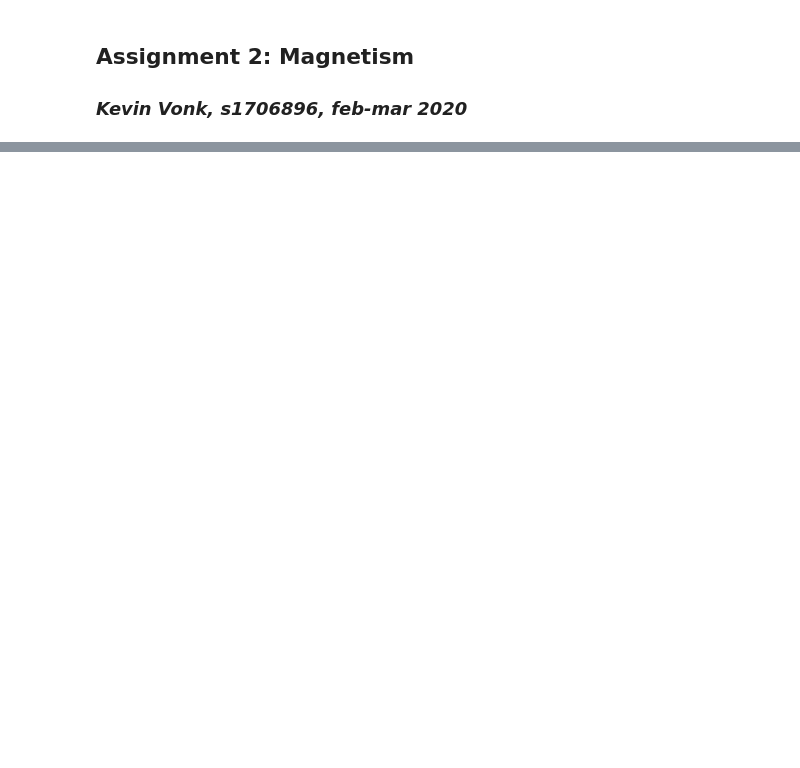
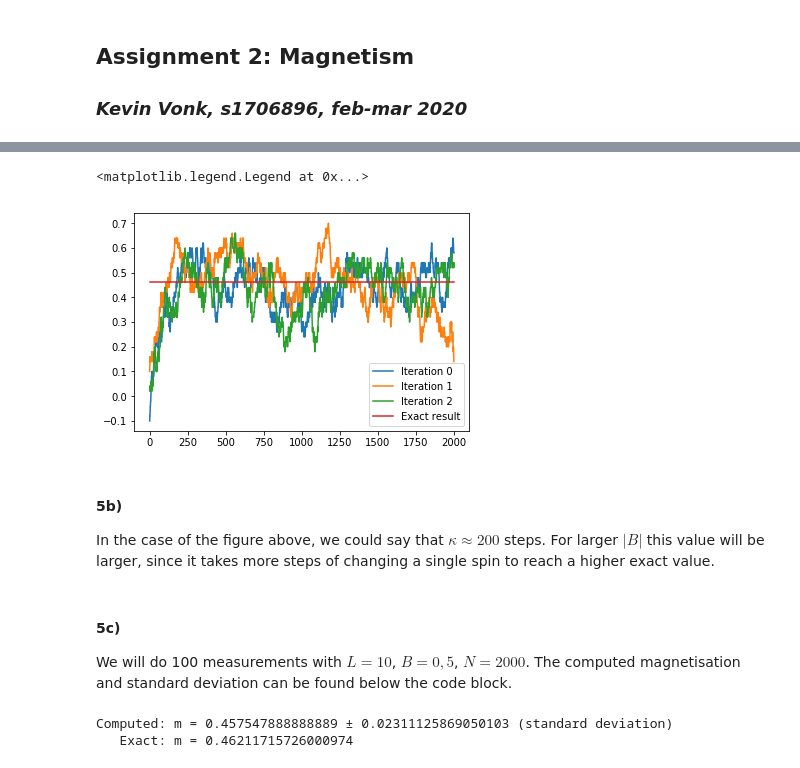
Before and after one commit to KevoSoftworks/computational_physics, a Jupyter notebook: 2_magnetism/magnetism.ipynb, the cells around one changed output, grey strips where cells are left out. Drawn from its saved outputs; the diff is of its cells as text; code cells hidden in the pictures; blank space fills up the shorter version.

```diff
--- a/2_magnetism/magnetism.ipynb
+++ b/2_magnetism/magnetism.ipynb
@@ -114,0 +126,49 @@ We needn't store all the spin configurations over the whole sequence. We only ne
+# %%
+N = 2000
+
+for i in range(3):
+    lattice = Lattice(L = 10, B = 0.5)
+    solver = Solver(lattice)
+
+    M = []
+    for lat in solver.iterate(N):
+        M.append(lat.M)
+
+    plt.plot(range(N), np.array(M)/100, label=f"Iteration {i}")
+
+plt.plot((0, N), [np.tanh(0.5) for _ in range(2)], label=f"Exact result")
+plt.legend()
+# %% [output]
+<matplotlib.legend.Legend at 0x...>
+[figure, added]
+# %% [markdown]
+#### 5b)
+In the case of the figure above, we could say that $\kappa \approx 200$ steps. For larger $\left| B \right|$ this value will be larger, since it takes more steps of changing a single spin to reach a higher exact value.
+# %% [markdown]
+#### 5c)
+We will do 100 measurements with $L = 10$, $B = 0,5$, $N = 2000$. The computed magnetisation and standard deviation can be found below the code block.
+# %%
+N = 2000
+exp = []
+m2 = []
+
+for _ in range(100):
+    lattice = Lattice(L = 10, B = 0.5)
+    solver = Solver(lattice)
+
+    M = []
+    for lat in solver.iterate(N):
+        M.append(lat.M)
+
+    M = M[200:]
+    exp.append(1/len(M) * np.sum(M) / 100)      # L**2 = 100
+    m2.append(1/len(M) * (np.sum(M)/100)**2)    # L**2 = 100
+
+exp = np.array(exp)
+m2 = np.array(m2)
+
+print(f"Computed: m = {np.mean(exp)} ± {np.std(exp)} (standard deviation)")
+print(f"   Exact: m = {np.tanh(0.5)}")
+# %% [output]
+Computed: m = 0.457547888888889 ± 0.02311125869050103 (standard deviation)
+   Exact: m = 0.46211715726000974
```
Also changed, not shown: parts of 5 cells of this notebook, 2 other files.
